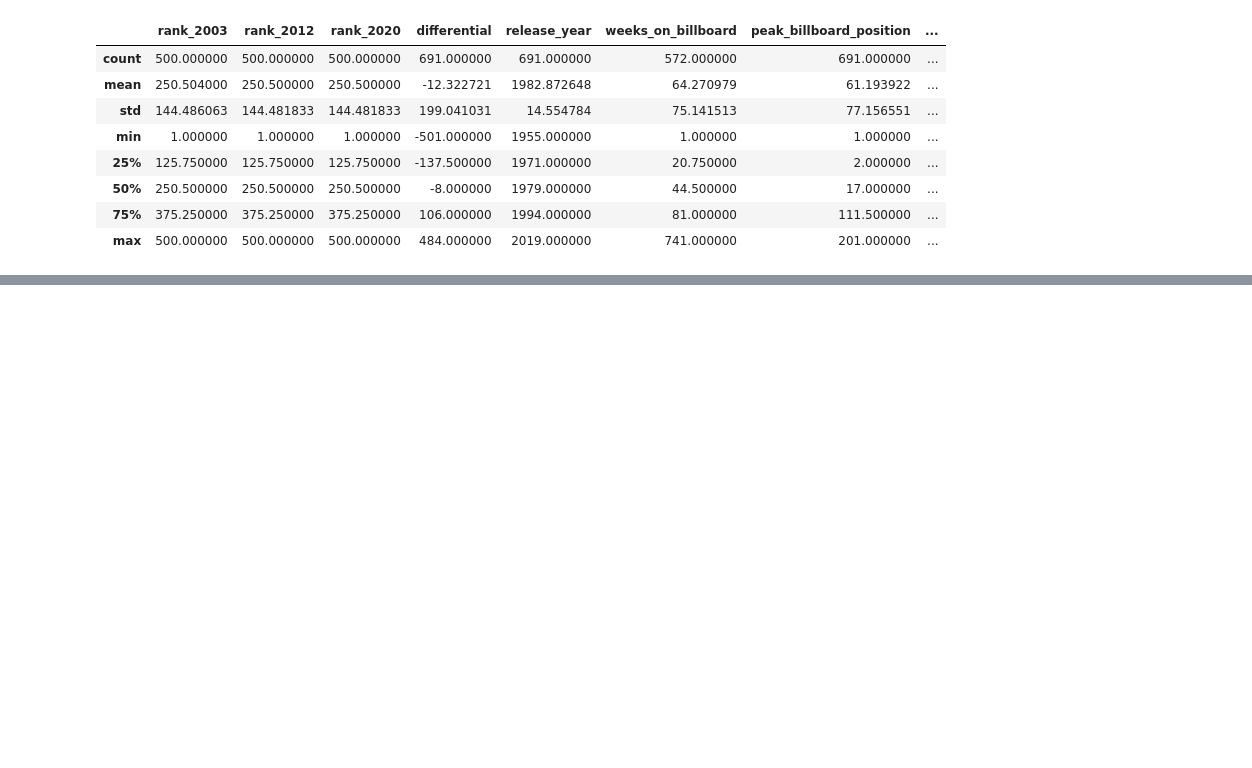
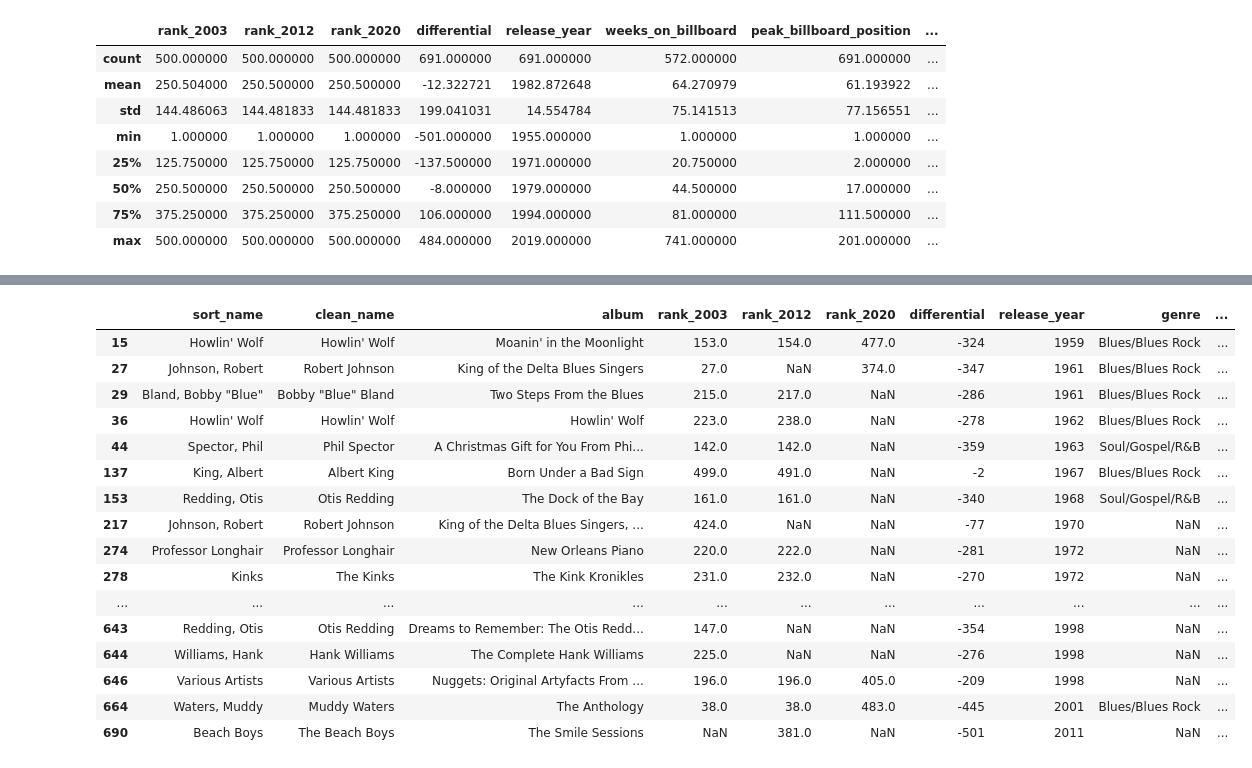
Before and after one commit to mateusono1/Melodia, a Jupyter notebook: Sofia/analise.ipynb, the cells around one changed output, grey strips where cells are left out. Saved outputs shown, nothing was run; the diff lists cells and outputs as text; code cells hidden in the pictures; blank space fills up the shorter version.

```diff
--- a/Sofia/analise.ipynb
+++ b/Sofia/analise.ipynb
@@ -107,0 +145,21 @@ df.describe()
+# %%
+C = df.loc[df['type']=='Compilation']
+C
+# %% [output]
+|  | sort_name | clean_name | album | rank_2003 | rank_2012 | rank_2020 | differential | release_year | genre | ... |
+| 15 | Howlin' Wolf | Howlin' Wolf | Moanin' in the Moonlight | 153.0 | 154.0 | 477.0 | -324 | 1959 | Blues/Blues Rock | ... |
+| 27 | Johnson, Robert | Robert Johnson | King of the Delta Blues Singers | 27.0 | NaN | 374.0 | -347 | 1961 | Blues/Blues Rock | ... |
+| 29 | Bland, Bobby "Blue" | Bobby "Blue" Bland | Two Steps From the Blues | 215.0 | 217.0 | NaN | -286 | 1961 | Blues/Blues Rock | ... |
+| 36 | Howlin' Wolf | Howlin' Wolf | Howlin' Wolf | 223.0 | 238.0 | NaN | -278 | 1962 | Blues/Blues Rock | ... |
+| 44 | Spector, Phil | Phil Spector | A Christmas Gift for You From Phi... | 142.0 | 142.0 | NaN | -359 | 1963 | Soul/Gospel/R&B | ... |
+| 137 | King, Albert | Albert King | Born Under a Bad Sign | 499.0 | 491.0 | NaN | -2 | 1967 | Blues/Blues Rock | ... |
+| 153 | Redding, Otis | Otis Redding | The Dock of the Bay | 161.0 | 161.0 | NaN | -340 | 1968 | Soul/Gospel/R&B | ... |
+| 217 | Johnson, Robert | Robert Johnson | King of the Delta Blues Singers, ... | 424.0 | NaN | NaN | -77 | 1970 | NaN | ... |
+| 274 | Professor Longhair | Professor Longhair | New Orleans Piano | 220.0 | 222.0 | NaN | -281 | 1972 | NaN | ... |
+| 278 | Kinks | The Kinks | The Kink Kronikles | 231.0 | 232.0 | NaN | -270 | 1972 | NaN | ... |
+| ... | ... | ... | ... | ... | ... | ... | ... | ... | ... | ... |
+| 643 | Redding, Otis | Otis Redding | Dreams to Remember: The Otis Redd... | 147.0 | NaN | NaN | -354 | 1998 | NaN | ... |
+| 644 | Williams, Hank | Hank Williams | The Complete Hank Williams | 225.0 | NaN | NaN | -276 | 1998 | NaN | ... |
+| 646 | Various Artists | Various Artists | Nuggets: Original Artyfacts From ... | 196.0 | 196.0 | 405.0 | -209 | 1998 | NaN | ... |
+| 664 | Waters, Muddy | Muddy Waters | The Anthology | 38.0 | 38.0 | 483.0 | -445 | 2001 | Blues/Blues Rock | ... |
+| 690 | Beach Boys | The Beach Boys | The Smile Sessions | NaN | 381.0 | NaN | -501 | 2011 | NaN | ... |
```
Also changed, not shown: parts of 12 cells of this notebook.
